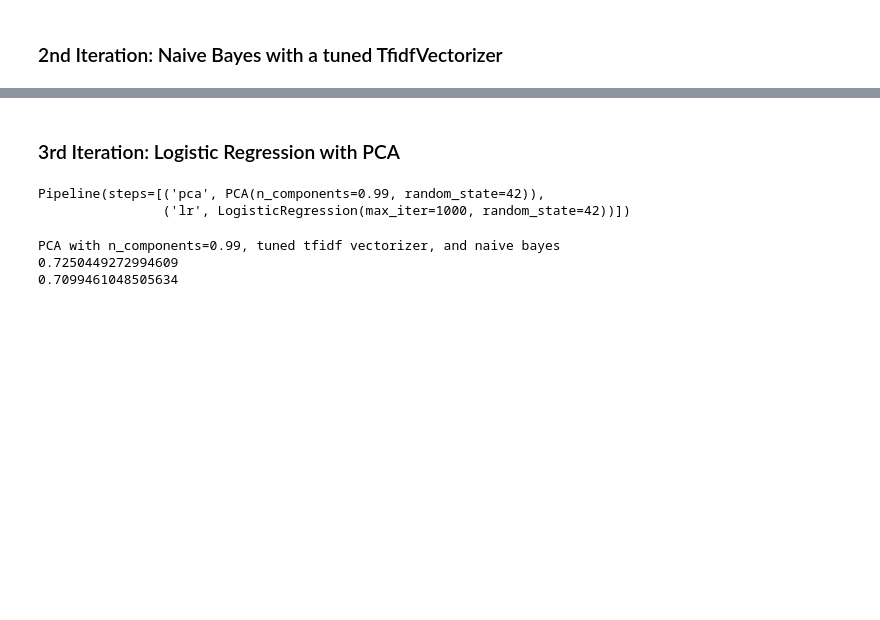
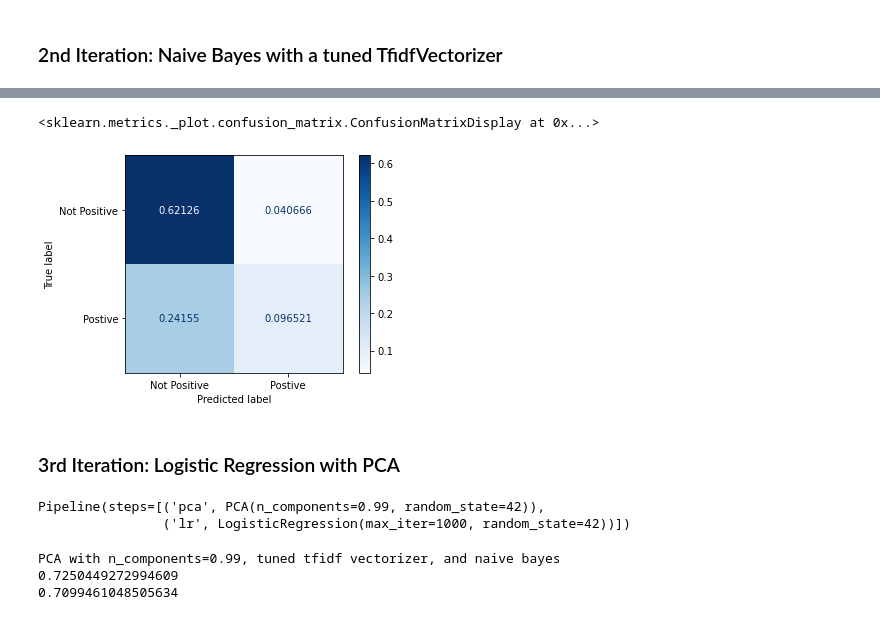
Before and after one commit to ElyLin/SentimentAnalysisProject, a Jupyter notebook: SentimentAnalysis.ipynb, the cells around one changed output, grey strips where cells are left out. Saved outputs shown, nothing was run; the diff lists cells and outputs as text; code cells hidden in the pictures; blank space fills up the shorter version.

```diff
--- a/SentimentAnalysis.ipynb
+++ b/SentimentAnalysis.ipynb
@@ -680,0 +759,2 @@ cv_nb_tuned['test_accuracy'].mean()
+# %%
+pipe_nb_tuned.fit(X_train["Tweet"], y_train)
@@ -681,3 +789,9 @@ cv_nb_tuned['test_accuracy'].mean()
+# %%
+plot_confusion_matrix(pipe_nb_tuned, X_val["Tweet"], y_val, values_format='.5g', cmap=plt.cm.Blues,
+                      display_labels=["Not Positive", "Postive"], normalize = "all")
+# %% [output]
+<sklearn.metrics._plot.confusion_matrix.ConfusionMatrixDisplay at 0x...>
+[figure, added]
 # %% [markdown]
 ### 3rd Iteration: Logistic Regression with PCA
 # %%
```
Also changed, not shown: parts of 46 cells of this notebook, 2 other files.
